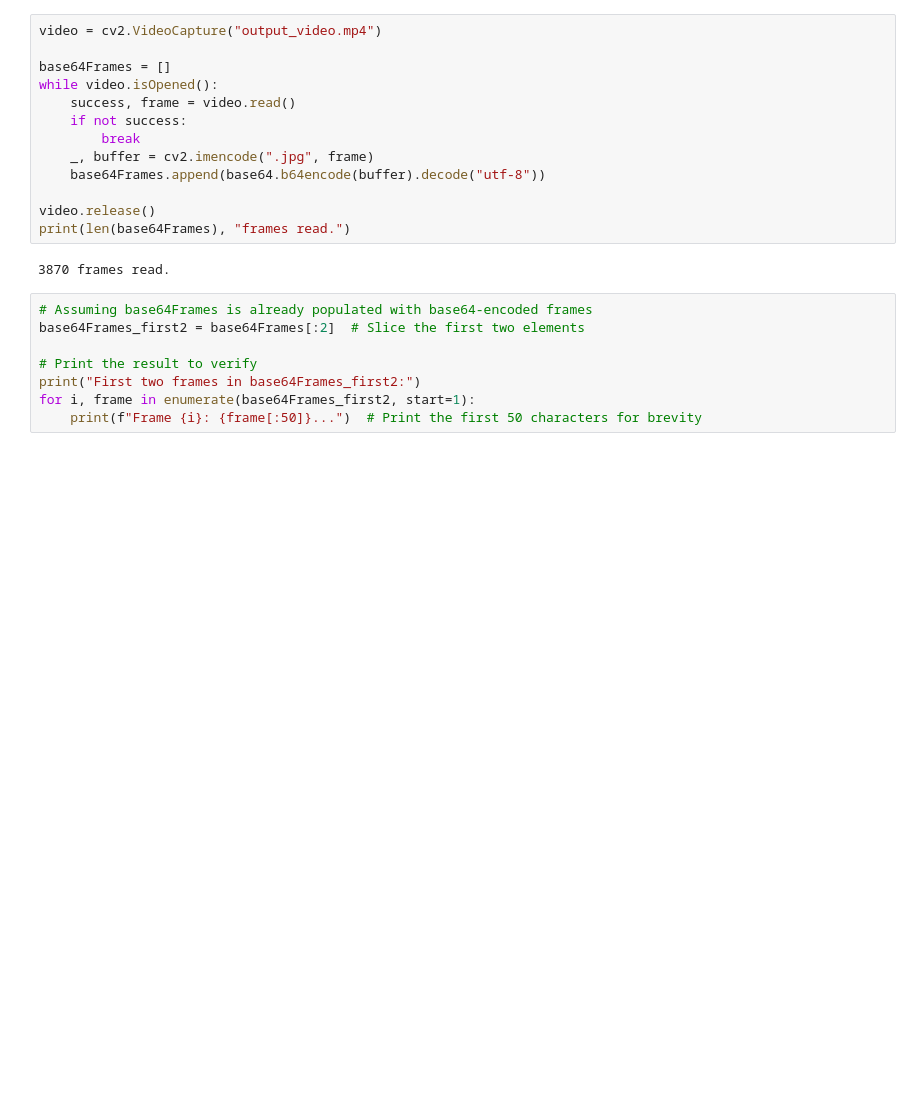
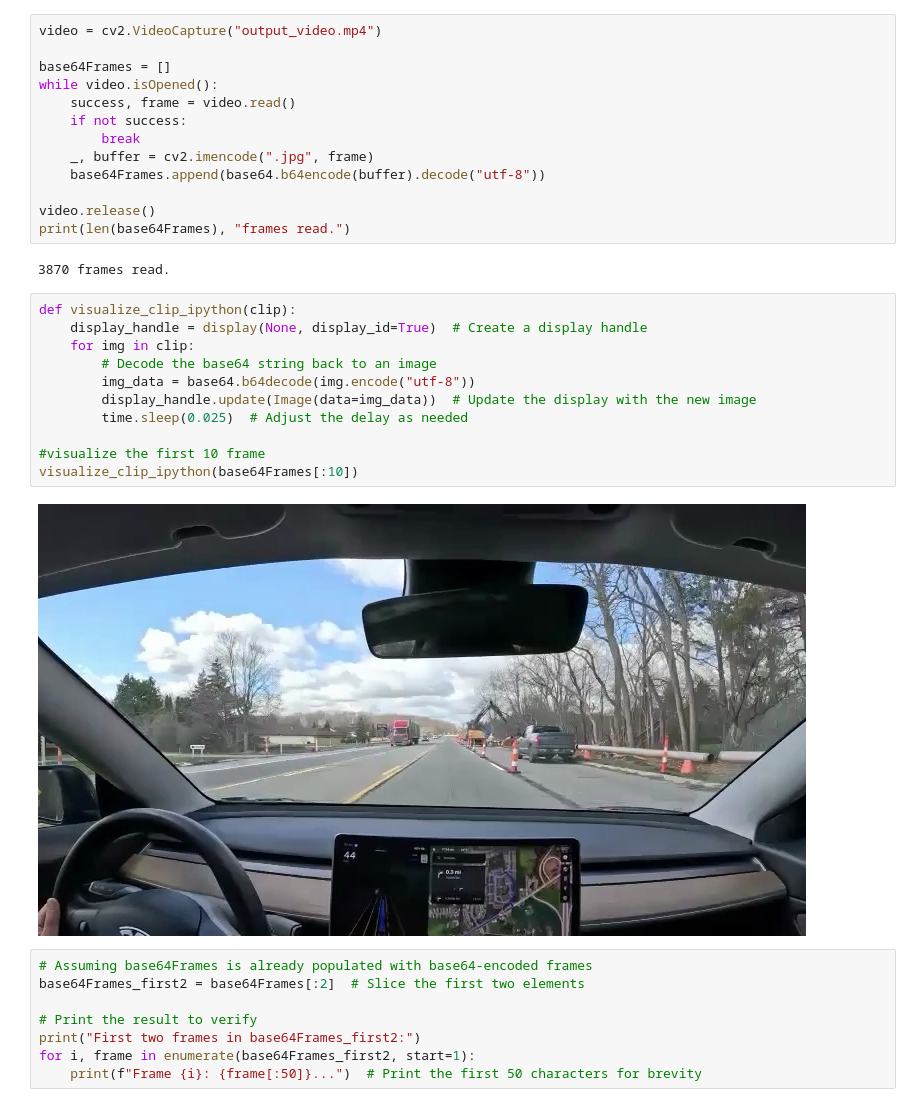
Before and after one commit to remoteblue/VideoScenarioClassification, a Jupyter notebook: cookbook.ipynb, the cells around one changed output. Saved outputs shown, nothing was run; the diff lists cells and outputs as text; blank space fills up the shorter version.

```diff
--- a/cookbook.ipynb
+++ b/cookbook.ipynb
@@ -30,6 +30,19 @@ video.release()
 print(len(base64Frames), "frames read.")
 # %% [output]
 3870 frames read.
+# %%
+def visualize_clip_ipython(clip):
+    display_handle = display(None, display_id=True)  # Create a display handle
+    for img in clip:
+        # Decode the base64 string back to an image
+        img_data = base64.b64decode(img.encode("utf-8"))
+        display_handle.update(Image(data=img_data))  # Update the display with the new image
+        time.sleep(0.025)  # Adjust the delay as needed
+
+#visualize the first 10 frame
+visualize_clip_ipython(base64Frames[:10])
+# %% [output]
+[figure, added]
 # %%
 # Assuming base64Frames is already populated with base64-encoded frames
 base64Frames_first2 = base64Frames[:2]  # Slice the first two elements
```
Also changed, not shown: parts of 1 cell of this notebook.
